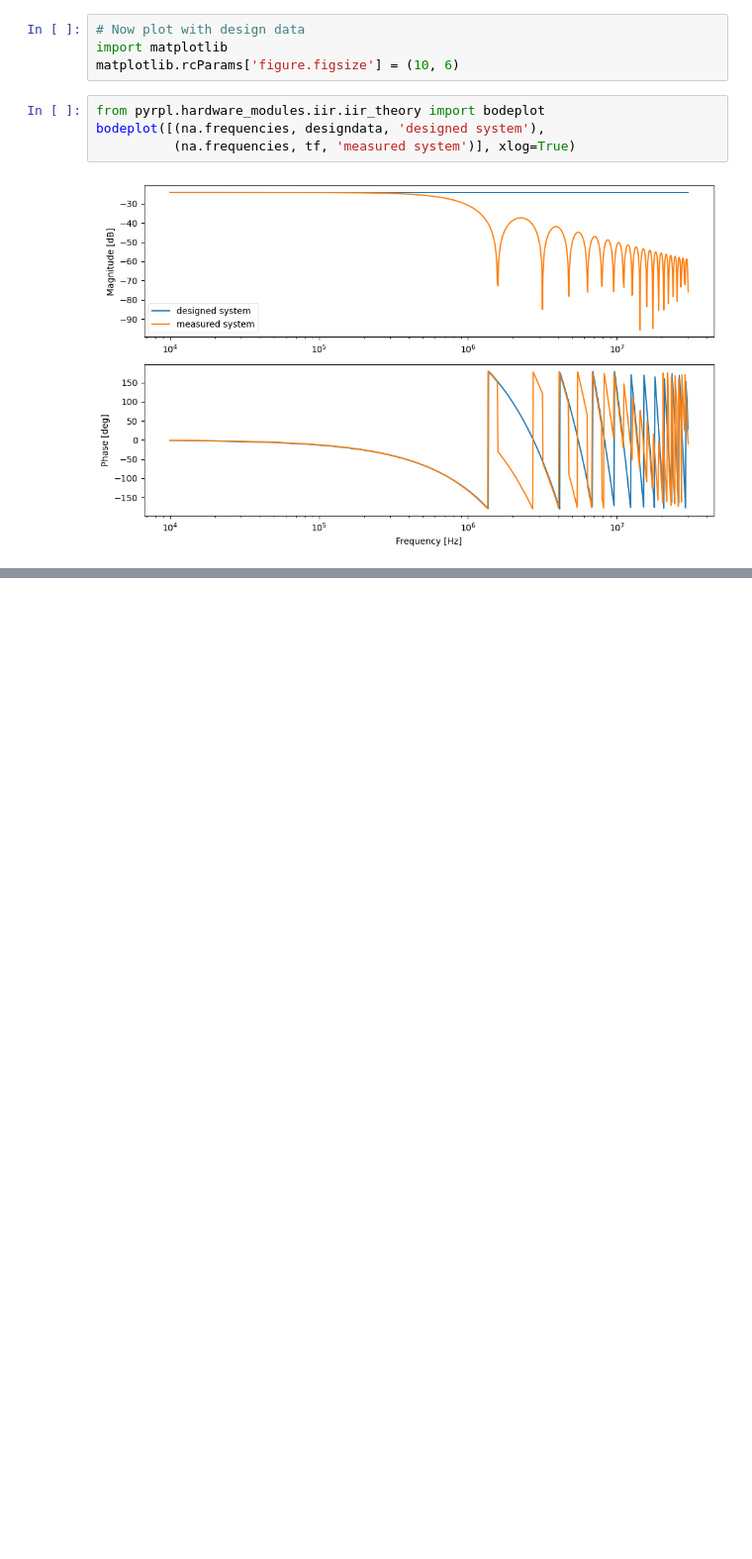
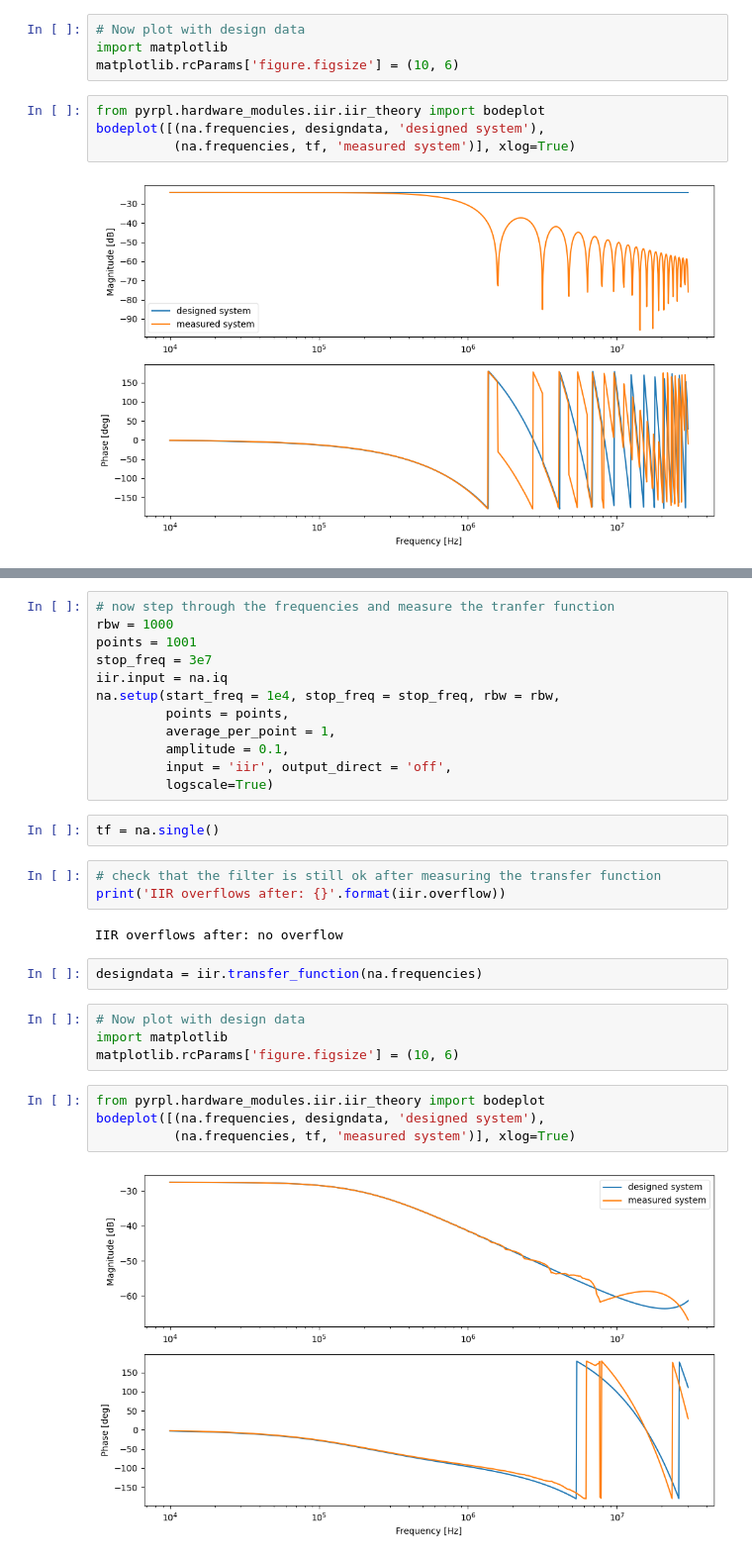
Before and after one commit to peteasa/pyrpl_testbench, a Jupyter notebook: basics/filters.ipynb, the cells around one changed output, grey strips where cells are left out. Shown: that part at 99% size. Drawn from its saved outputs; the diff is of its cells as text; blank space fills up the shorter version.

Commit message:
improved the IIR filter response by increasing the sampling rate

```diff
--- a/basics/filters.ipynb
+++ b/basics/filters.ipynb
@@ -143,0 +205,31 @@ bodeplot([(na.frequencies, designdata, 'designed system'),
+# %%
+# now step through the frequencies and measure the tranfer function
+rbw = 1000
+points = 1001
+stop_freq = 3e7
+iir.input = na.iq
+na.setup(start_freq = 1e4, stop_freq = stop_freq, rbw = rbw,
+         points = points,
+         average_per_point = 1,
+         amplitude = 0.1,
+         input = 'iir', output_direct = 'off',
+         logscale=True)
+# %%
+tf = na.single()
+# %%
+# check that the filter is still ok after measuring the transfer function
+print('IIR overflows after: {}'.format(iir.overflow))
+# %% [output]
+IIR overflows after: no overflow
+# %%
+designdata = iir.transfer_function(na.frequencies)
+# %%
+# Now plot with design data
+import matplotlib
+matplotlib.rcParams['figure.figsize'] = (10, 6)
+# %%
+from pyrpl.hardware_modules.iir.iir_theory import bodeplot
+bodeplot([(na.frequencies, designdata, 'designed system'),
+          (na.frequencies, tf, 'measured system')], xlog=True)
+# %% [output]
+[figure, added]
```
Also changed, not shown: parts of 19 cells of this notebook, 1 other file.
